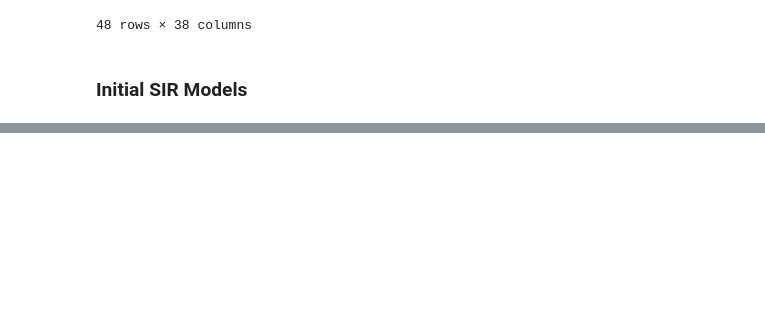
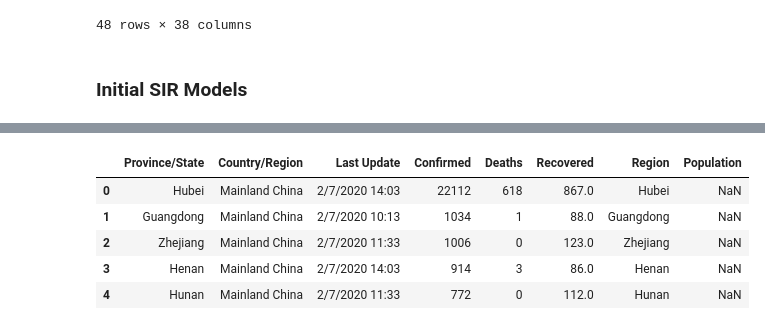
Before and after one commit to jessicaw9910/nCoV_hackathon, a Jupyter notebook: Code/nCoV_model_v1.ipynb, the cells around one changed output, grey strips where cells are left out. Saved outputs shown, nothing was run; the diff lists cells and outputs as text; code cells hidden in the pictures; blank space fills up the shorter version.

```diff
--- a/Code/nCoV_model_v1.ipynb
+++ b/Code/nCoV_model_v1.ipynb
@@ -127,0 +211,9 @@ df.to_csv(r'Path where you want to store the exported CSV file\File Name.csv')
+# %%
+df_total.head()
+# %% [output]
+|  | Province/State | Country/Region | Last Update | Confirmed | Deaths | Recovered | Region | Population |
+| 0 | Hubei | Mainland China | 2/7/2020 14:03 | 22112 | 618 | 867.0 | Hubei | NaN |
+| 1 | Guangdong | Mainland China | 2/7/2020 10:13 | 1034 | 1 | 88.0 | Guangdong | NaN |
+| 2 | Zhejiang | Mainland China | 2/7/2020 11:33 | 1006 | 0 | 123.0 | Zhejiang | NaN |
+| 3 | Henan | Mainland China | 2/7/2020 14:03 | 914 | 3 | 86.0 | Henan | NaN |
+| 4 | Hunan | Mainland China | 2/7/2020 11:33 | 772 | 0 | 112.0 | Hunan | NaN |
```
Also changed, not shown: parts of 13 cells of this notebook.
